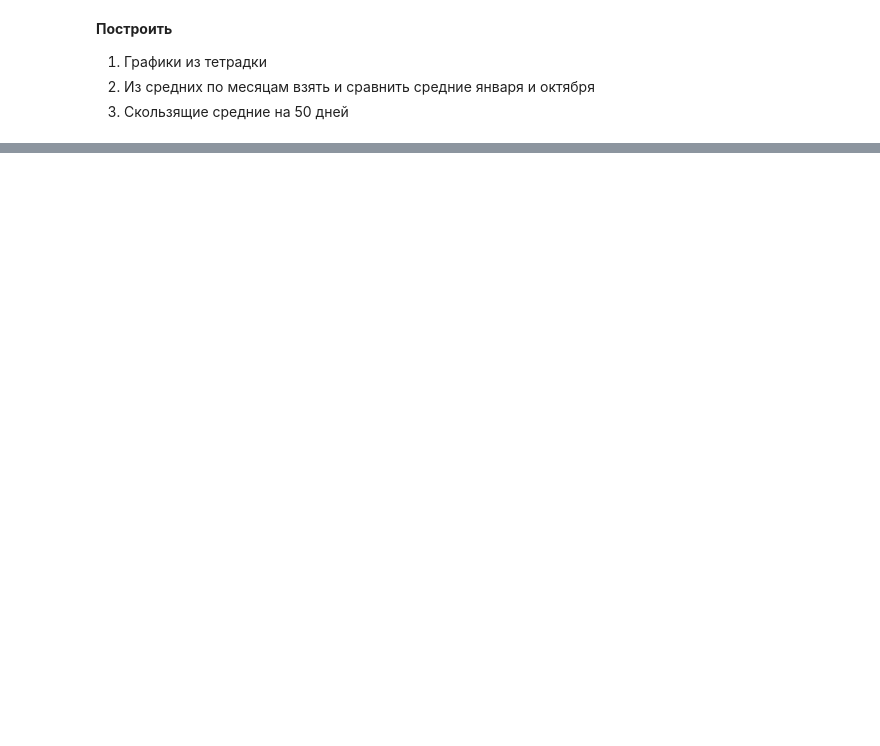
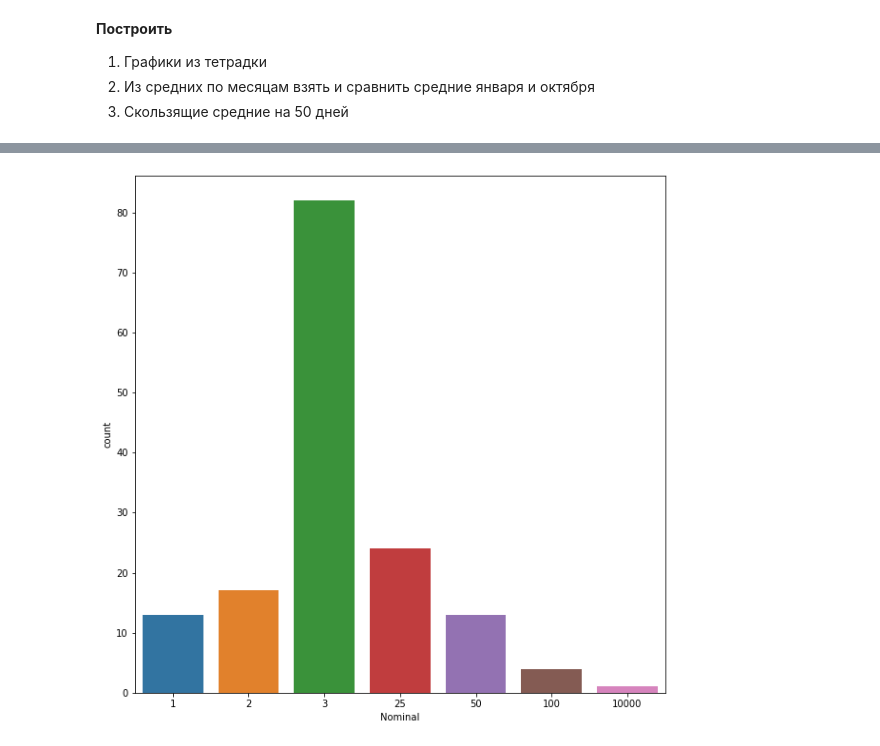
Before and after one commit to ilyinss/cbr_metall_analytics, a Jupyter notebook: decomp_metall_time_series.ipynb, the cells around one changed output, grey strips where cells are left out. Cells and saved outputs as stored; diff of their text form; code cells hidden in the pictures; blank space fills up the shorter version.

```diff
--- a/decomp_metall_time_series.ipynb
+++ b/decomp_metall_time_series.ipynb
@@ -260,3 +312,5 @@ def clear_not_in_list(metall_list, income_df):
     for i in metall_list:
         resultat = resultat[resultat.metal != i]
     return resultat
+# %%
+allcoins_drag = clear_not_in_list(nedrag_list, allcoins)
@@ -263,3 +323,10 @@ def clear_not_in_list(metall_list, income_df):
+# %%
+allcoins_drag_3_years = allcoins_drag[allcoins_drag['DT'] >= startdate]
+# %%
+sns.countplot(allcoins_drag_3_years['Nominal']);
+plt.show()
+# %% [output]
+[figure, added]
 # %%
 result_df_drag = clear_not_in_list(nedrag_list, result_df)
 result_df_drag.head()
```
Also changed, not shown: parts of 11 cells of this notebook.
